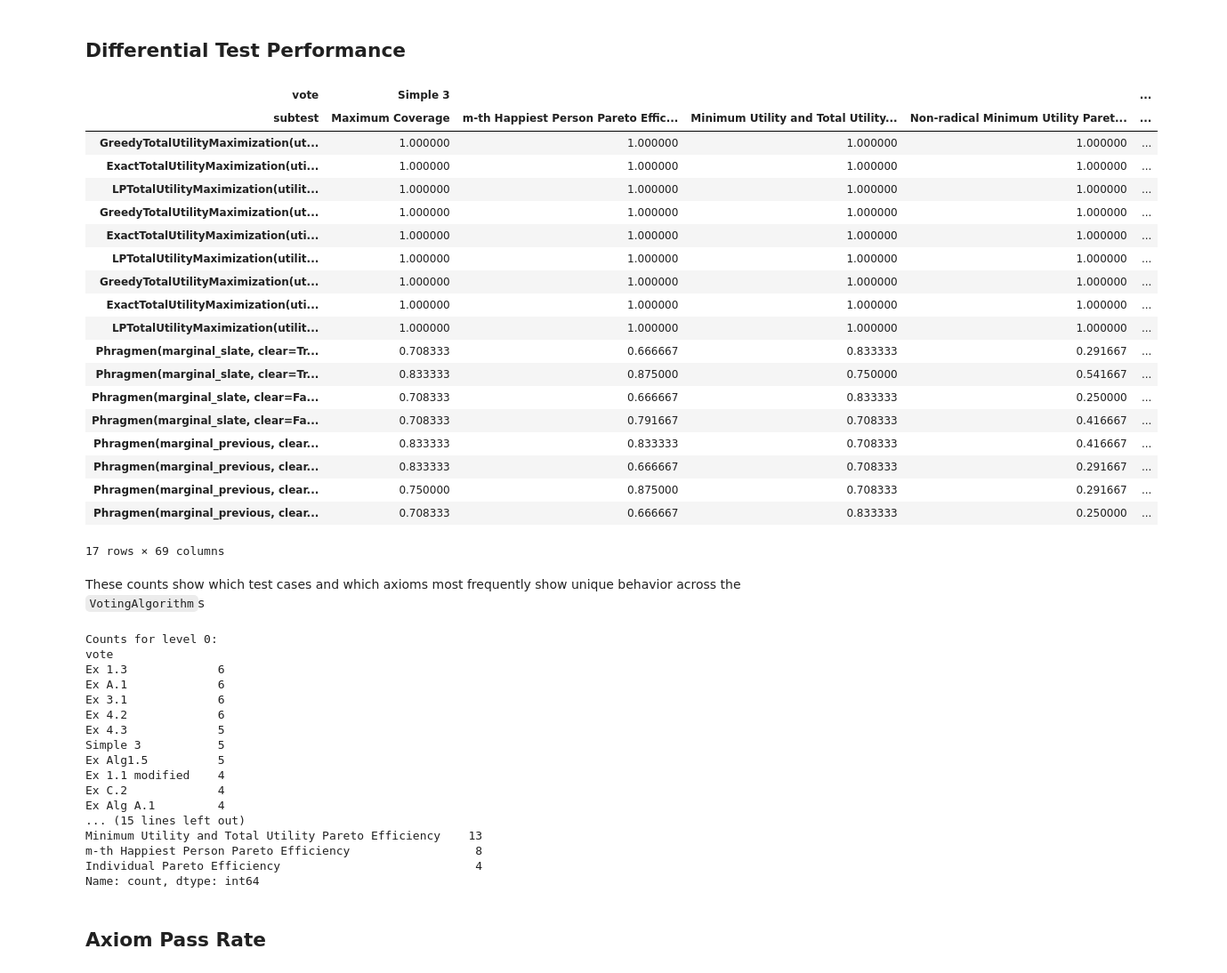
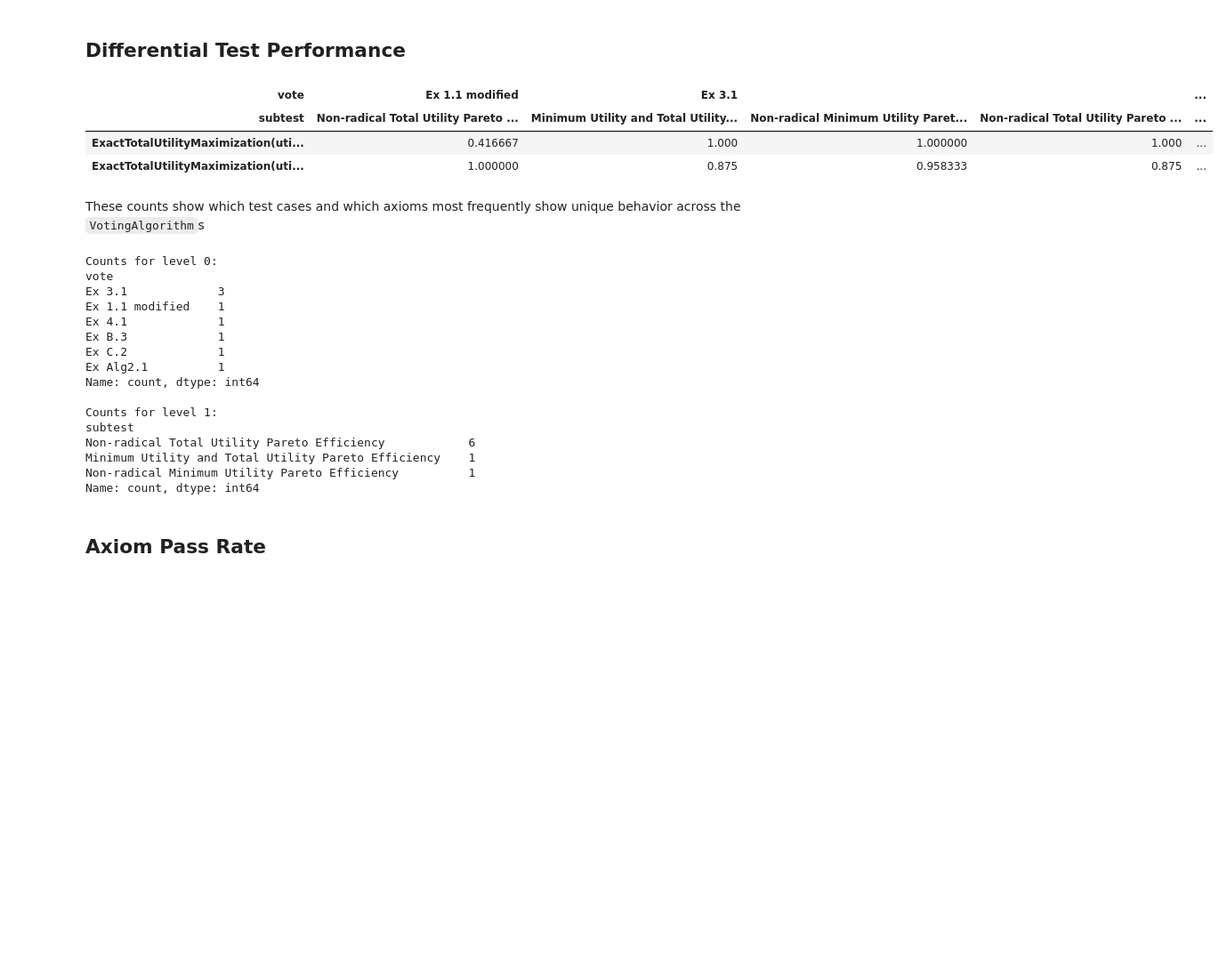
Before and after one commit to aaron-sandoval/generative_social_choice, a Jupyter notebook: generative_social_choice/plots/analyze_voting_algorithm_axiom_results.ipynb, the cells around one changed output. Shown at 89% size. Saved outputs shown, nothing was run; the diff lists cells and outputs as text; code cells hidden in the pictures; blank space fills up the shorter version.

```diff
--- a/generative_social_choice/plots/analyze_voting_algorithm_axiom_results.ipynb
+++ b/generative_social_choice/plots/analyze_voting_algorithm_axiom_results.ipynb
@@ -112,29 +92,15 @@ dtype: float64
 # %% [markdown]
 ## Differential Test Performance
 # %%
-non_uniform_columns = df.loc[:, df.nunique() > 1]
+algs_for_non_uniform_rows = df.loc[[ExactTotalUtilityMaximization().name, ExactTotalUtilityMaximization(utility_transform=GeometricTransformation(p=1.5)).name], :]
+
+non_uniform_columns = algs_for_non_uniform_rows.loc[:, algs_for_non_uniform_rows.nunique() > 1]
 non_uniform_columns
 # %% [output]
-| vote | Simple 3 |  |  |  | ... |
-| subtest | Maximum Coverage | m-th Happiest Person Pareto Effic... | Minimum Utility and Total Utility... | Non-radical Minimum Utility Paret... | ... |
-| GreedyTotalUtilityMaximization(ut... | 1.000000 | 1.000000 | 1.000000 | 1.000000 | ... |
-| ExactTotalUtilityMaximization(uti... | 1.000000 | 1.000000 | 1.000000 | 1.000000 | ... |
-| LPTotalUtilityMaximization(utilit... | 1.000000 | 1.000000 | 1.000000 | 1.000000 | ... |
-| GreedyTotalUtilityMaximization(ut... | 1.000000 | 1.000000 | 1.000000 | 1.000000 | ... |
-| ExactTotalUtilityMaximization(uti... | 1.000000 | 1.000000 | 1.000000 | 1.000000 | ... |
-| LPTotalUtilityMaximization(utilit... | 1.000000 | 1.000000 | 1.000000 | 1.000000 | ... |
-| GreedyTotalUtilityMaximization(ut... | 1.000000 | 1.000000 | 1.000000 | 1.000000 | ... |
-| ExactTotalUtilityMaximization(uti... | 1.000000 | 1.000000 | 1.000000 | 1.000000 | ... |
-| LPTotalUtilityMaximization(utilit... | 1.000000 | 1.000000 | 1.000000 | 1.000000 | ... |
-| Phragmen(marginal_slate, clear=Tr... | 0.708333 | 0.666667 | 0.833333 | 0.291667 | ... |
-| Phragmen(marginal_slate, clear=Tr... | 0.833333 | 0.875000 | 0.750000 | 0.541667 | ... |
-| Phragmen(marginal_slate, clear=Fa... | 0.708333 | 0.666667 | 0.833333 | 0.250000 | ... |
-| Phragmen(marginal_slate, clear=Fa... | 0.708333 | 0.791667 | 0.708333 | 0.416667 | ... |
-| Phragmen(marginal_previous, clear... | 0.833333 | 0.833333 | 0.708333 | 0.416667 | ... |
-| Phragmen(marginal_previous, clear... | 0.833333 | 0.666667 | 0.708333 | 0.291667 | ... |
-| Phragmen(marginal_previous, clear... | 0.750000 | 0.875000 | 0.708333 | 0.291667 | ... |
-| Phragmen(marginal_previous, clear... | 0.708333 | 0.666667 | 0.833333 | 0.250000 | ... |
+| vote | Ex 1.1 modified | Ex 3.1 |  |  | ... |
+| subtest | Non-radical Total Utility Pareto ... | Minimum Utility and Total Utility... | Non-radical Minimum Utility Paret... | Non-radical Total Utility Pareto ... | ... |
+| ExactTotalUtilityMaximization(uti... | 0.416667 | 1.000 | 1.000000 | 1.000 | ... |
+| ExactTotalUtilityMaximization(uti... | 1.000000 | 0.875 | 0.958333 | 0.875 | ... |
-17 rows × 69 columns
 # %% [markdown]
 These counts show which test cases and which axioms most frequently show unique behavior across the `VotingAlgorithm`s
 # %%
@@ -149,21 +115,20 @@ print(level_1_counts)
 # %% [output]
 Counts for level 0:
 vote
-Ex 1.3             6
-Ex A.1             6
-Ex 3.1             6
-Ex 4.2             6
-Ex 4.3             5
-Simple 3           5
-Ex Alg1.5          5
-Ex 1.1 modified    4
-Ex C.2             4
-Ex Alg A.1         4
-... (15 lines left out)
-Minimum Utility and Total Utility Pareto Efficiency    13
-m-th Happiest Person Pareto Efficiency                  8
-Individual Pareto Efficiency                            4
+Ex 3.1             3
+Ex 1.1 modified    1
+Ex 4.1             1
+Ex B.3             1
+Ex C.2             1
+Ex Alg2.1          1
 Name: count, dtype: int64
+
+Counts for level 1:
+subtest
+Non-radical Total Utility Pareto Efficiency            6
+Minimum Utility and Total Utility Pareto Efficiency    1
+Non-radical Minimum Utility Pareto Efficiency          1
+Name: count, dtype: int64
 # %% [markdown]
 ## Axiom Pass Rate
 # %%
```
Also changed, not shown: parts of 14 cells of this notebook.
